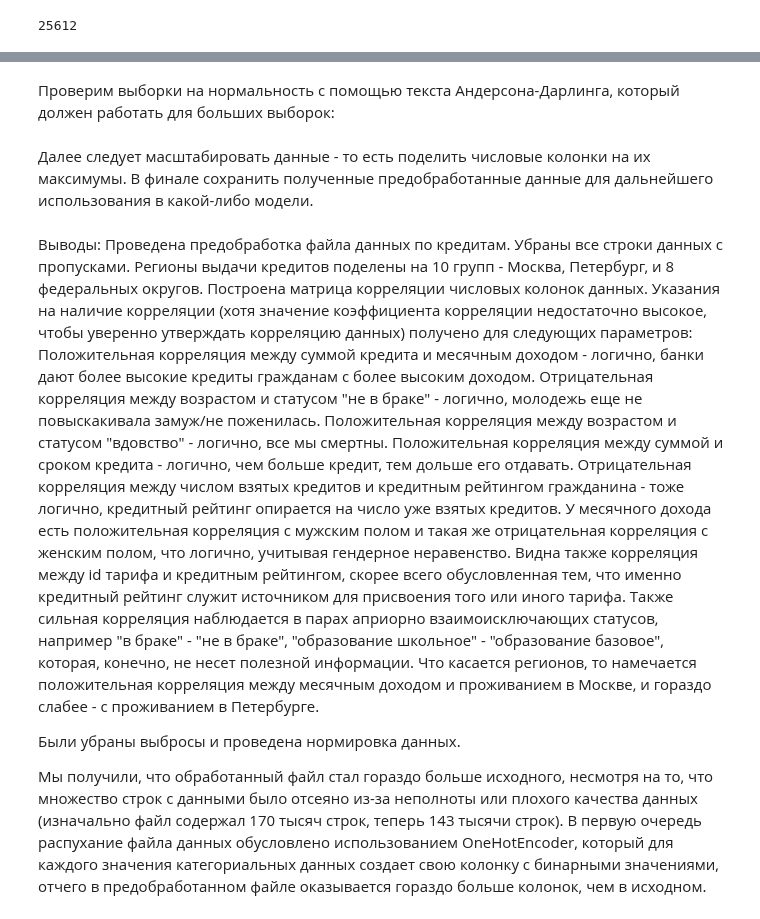
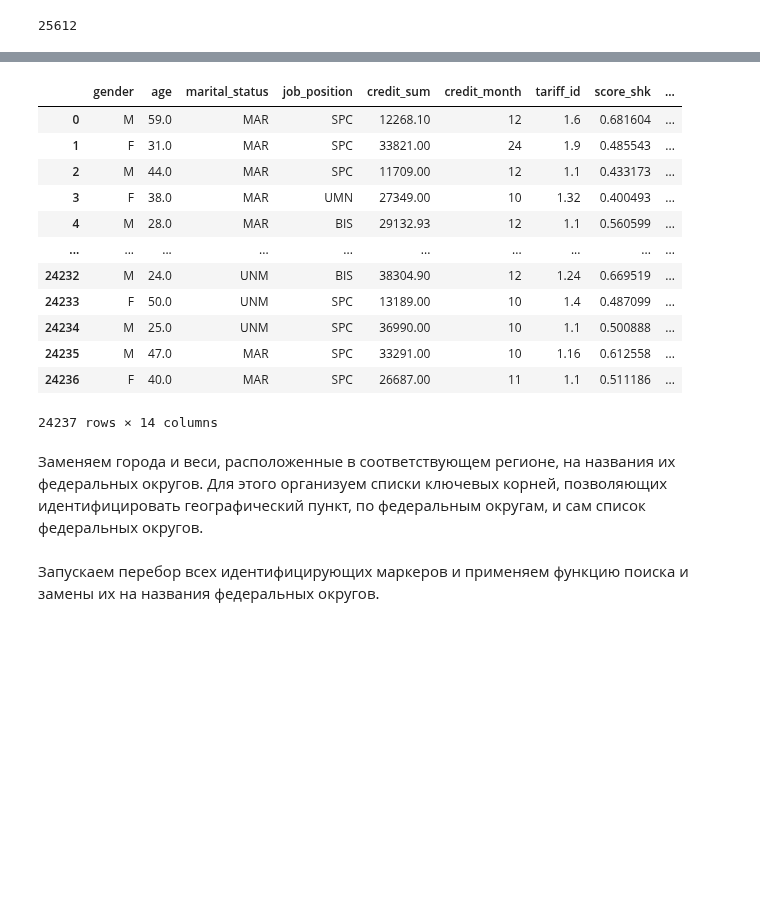
Before and after one commit to matfiz17181920/ML01_P_Online, a Jupyter notebook: Yury_Anatoljevich/Homework_12/HW_12.ipynb, the cells around one changed output, grey strips where cells are left out. Cells and saved outputs as stored; diff of their text form; code cells hidden in the pictures; blank space fills up the shorter version.

```diff
--- a/Yury_Anatoljevich/Homework_12/HW_12.ipynb
+++ b/Yury_Anatoljevich/Homework_12/HW_12.ipynb
@@ -306,2 +192,0 @@ for feature in numerical_features:
-# %% [markdown]
-Проверим выборки на нормальность с помощью текста Андерсона-Дарлинга, который должен работать для больших выборок:
@@ -322,3 +192,0 @@ for feature in numerical_features:
-# %% [markdown]
-Далее следует масштабировать данные - то есть поделить числовые колонки на их максимумы.
-В финале сохранить полученные предобработанные данные для дальнейшего использования в какой-либо модели.
@@ -331,20 +193,20 @@ print(data_table_encoded.shape)
-# %% [markdown]
-Выводы:
-Проведена предобработка файла данных по кредитам.
-Убраны все строки данных с пропусками.
-Регионы выдачи кредитов поделены на 10 групп - Москва, Петербург, и 8 федеральных округов.
-Построена матрица корреляции числовых колонок данных.
-Указания на наличие корреляции (хотя значение коэффициента корреляции недостаточно высокое, чтобы уверенно утверждать корреляцию данных) получено для следующих параметров:
-Положительная корреляция между суммой кредита и месячным доходом - логично, банки дают более высокие кредиты гражданам с более высоким доходом.
-Отрицательная корреляция между возрастом и статусом "не в браке" - логично, молодежь еще не повыскакивала замуж/не поженилась.
-Положительная корреляция между возрастом и статусом "вдовство" - логично, все мы смертны.
-Положительная корреляция между суммой и сроком кредита - логично, чем больше кредит, тем дольше его отдавать.
-Отрицательная корреляция между числом взятых кредитов и кредитным рейтингом гражданина - тоже логично, кредитный рейтинг опирается на число уже взятых кредитов.
-У месячного дохода есть положительная корреляция с мужским полом и такая же отрицательная корреляция с женским полом, что логично, учитывая гендерное неравенство.
-Видна также корреляция между id тарифа и кредитным рейтингом, скорее всего обусловленная тем, что именно кредитный рейтинг служит источником для присвоения того или иного тарифа.
-Также сильная корреляция наблюдается в парах априорно взаимоисключающих статусов, например "в браке" - "не в браке", "образование школьное" - "образование базовое", которая, конечно, не несет полезной информации.
-Что касается регионов, то намечается положительная корреляция между месячным доходом и проживанием в Москве, и гораздо слабее - с проживанием в Петербурге.
-
-Были убраны выбросы и проведена нормировка данных.
-
-Мы получили, что обработанный файл стал гораздо больше исходного, несмотря на то, что множество строк с данными было отсеяно из-за неполноты или плохого качества данных (изначально файл содержал 170 тысяч строк, теперь 143 тысячи строк). В первую очередь распухание файла данных обусловлено использованием OneHotEncoder, который для каждого значения категориальных данных создает свою колонку с бинарными значениями, отчего в предобработанном файле оказывается гораздо больше колонок, чем в исходном.
+# %%
+# conn.execute('SELECT * FROM test_table') # does not work for printing the table!!!
+pd.read_sql('SELECT * FROM test_table',conn) # so we had to use pandas' interface...
+# %% [output]
+|  | gender | age | marital_status | job_position | credit_sum | credit_month | tariff_id | score_shk | ... |
+| 0 | M | 59.0 | MAR | SPC | 12268.10 | 12 | 1.6 | 0.681604 | ... |
+| 1 | F | 31.0 | MAR | SPC | 33821.00 | 24 | 1.9 | 0.485543 | ... |
+| 2 | M | 44.0 | MAR | SPC | 11709.00 | 12 | 1.1 | 0.433173 | ... |
+| 3 | F | 38.0 | MAR | UMN | 27349.00 | 10 | 1.32 | 0.400493 | ... |
+| 4 | M | 28.0 | MAR | BIS | 29132.93 | 12 | 1.1 | 0.560599 | ... |
+| ... | ... | ... | ... | ... | ... | ... | ... | ... | ... |
+| 24232 | M | 24.0 | UNM | BIS | 38304.90 | 12 | 1.24 | 0.669519 | ... |
+| 24233 | F | 50.0 | UNM | SPC | 13189.00 | 10 | 1.4 | 0.487099 | ... |
+| 24234 | M | 25.0 | UNM | SPC | 36990.00 | 10 | 1.1 | 0.500888 | ... |
+| 24235 | M | 47.0 | MAR | SPC | 33291.00 | 10 | 1.16 | 0.612558 | ... |
+| 24236 | F | 40.0 | MAR | SPC | 26687.00 | 11 | 1.1 | 0.511186 | ... |
+24237 rows × 14 columns
+# %% [markdown]
+Заменяем города и веси, расположенные в соответствующем регионе, на названия их федеральных округов.
+Для этого организуем списки ключевых корней, позволяющих идентифицировать географический пункт, по федеральным округам, и сам список федеральных округов.
@@ -350,0 +232,2 @@ print(data_table_encoded.shape)
+# %% [markdown]
+Запускаем перебор всех идентифицирующих маркеров и применяем функцию поиска и замены их на названия федеральных округов.
```
Also changed, not shown: parts of 56 cells of this notebook, 2 other files.
